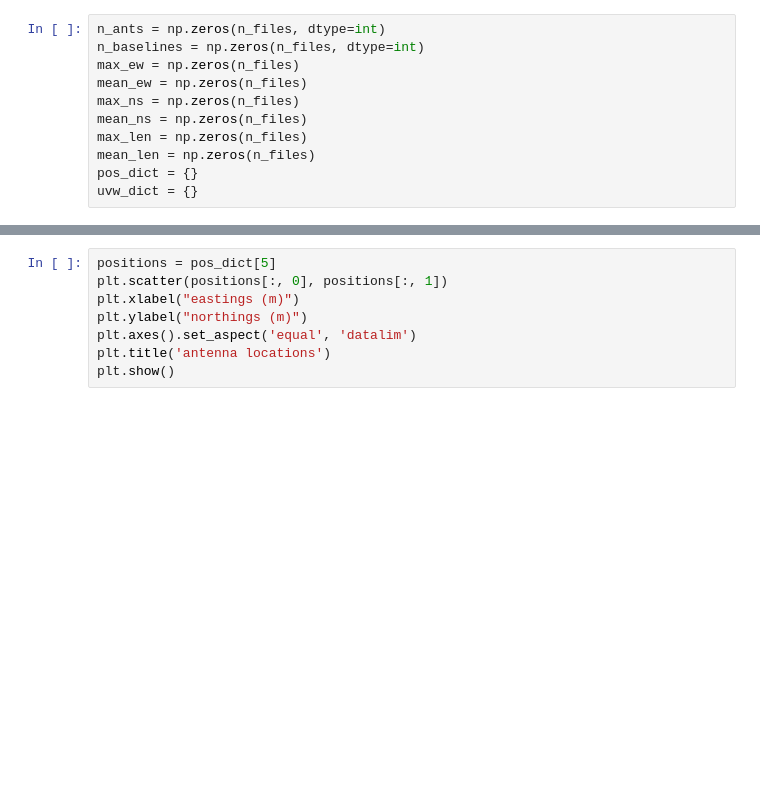
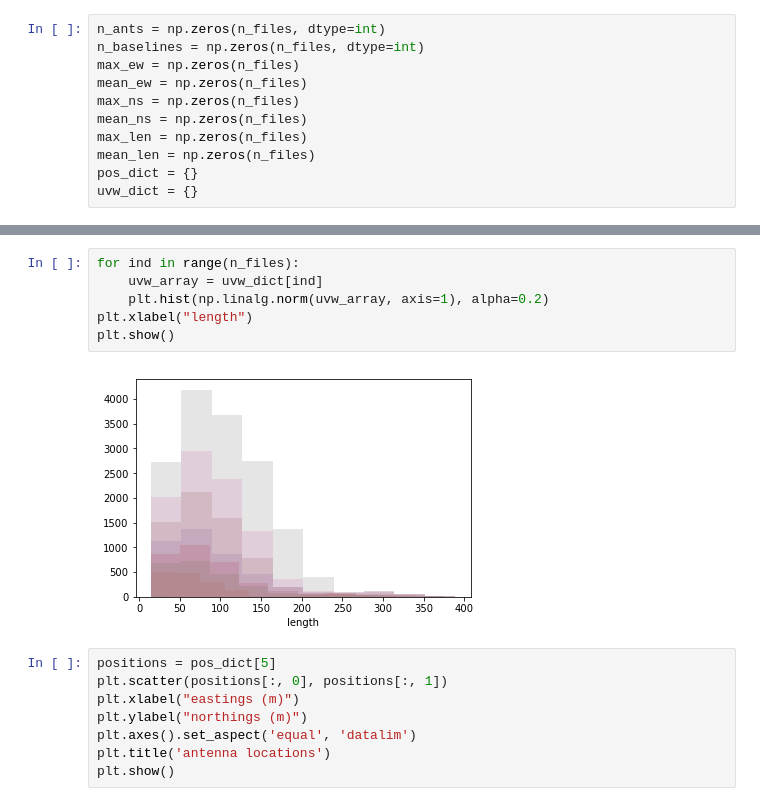
Before and after one commit to bhazelton/random_stuff, a Jupyter notebook: jupyter_notebooks/h2c_stats.ipynb, the cells around one changed output, grey strips where cells are left out. Saved outputs shown, nothing was run; the diff lists cells and outputs as text; blank space fills up the shorter version.

```diff
--- a/jupyter_notebooks/h2c_stats.ipynb
+++ b/jupyter_notebooks/h2c_stats.ipynb
@@ -61,3 +77,11 @@ plt.show()
+# %%
+for ind in range(n_files):
+    uvw_array = uvw_dict[ind]
+    plt.hist(np.linalg.norm(uvw_array, axis=1), alpha=0.2)
+plt.xlabel("length")
+plt.show()
+# %% [output]
+[figure, added]
 # %%
 positions = pos_dict[5]
 plt.scatter(positions[:, 0], positions[:, 1])
```
Also changed, not shown: parts of 5 cells of this notebook.
